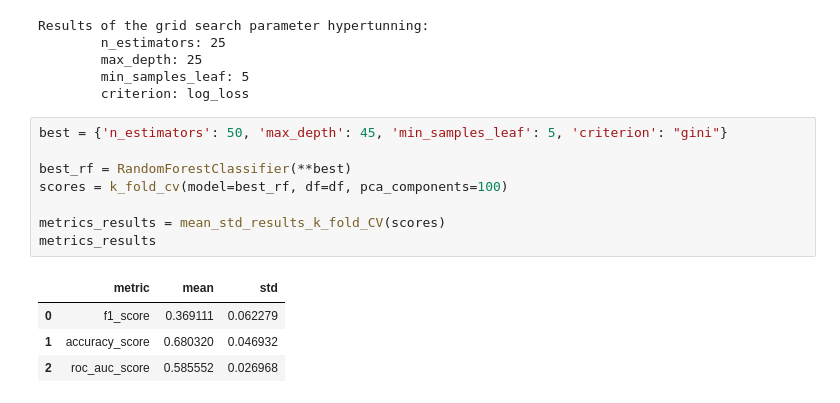
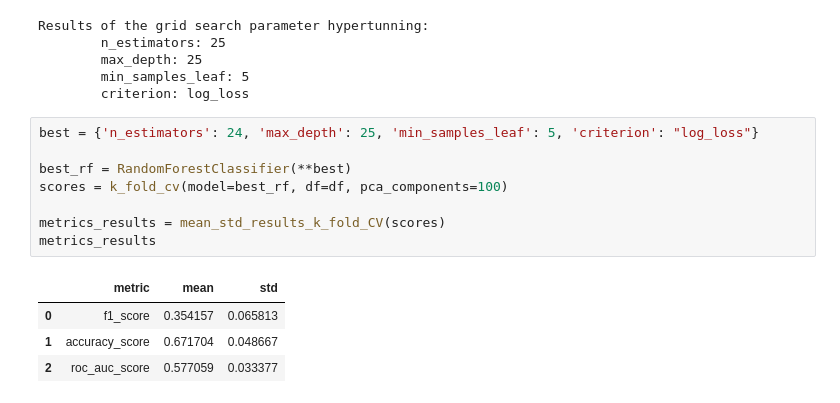
Before and after one commit to barbara-san/LabIACD-Project-1, a Jupyter notebook: Delivery/random_forest_parameter_hypertuning.ipynb, the cells around one changed output. Drawn from its saved outputs; the diff is of its cells as text.

```diff
--- a/Delivery/random_forest_parameter_hypertuning.ipynb
+++ b/Delivery/random_forest_parameter_hypertuning.ipynb
@@ -80,15 +80,15 @@ Results of the grid search parameter hypertunning:
         min_samples_leaf: 5
         criterion: log_loss
 # %%
-best = {'n_estimators': 50, 'max_depth': 45, 'min_samples_leaf': 5, 'criterion': "gini"}
+best = {'n_estimators': 24, 'max_depth': 25, 'min_samples_leaf': 5, 'criterion': "log_loss"}
 
 best_rf = RandomForestClassifier(**best)
 scores = k_fold_cv(model=best_rf, df=df, pca_components=100)
 
 metrics_results = mean_std_results_k_fold_CV(scores)
 metrics_results
 # %% [output]
 |  | metric | mean | std |
-| 0 | f1_score | 0.369111 | 0.062279 |
-| 1 | accuracy_score | 0.680320 | 0.046932 |
-| 2 | roc_auc_score | 0.585552 | 0.026968 |
+| 0 | f1_score | 0.354157 | 0.065813 |
+| 1 | accuracy_score | 0.671704 | 0.048667 |
+| 2 | roc_auc_score | 0.577059 | 0.033377 |
```
